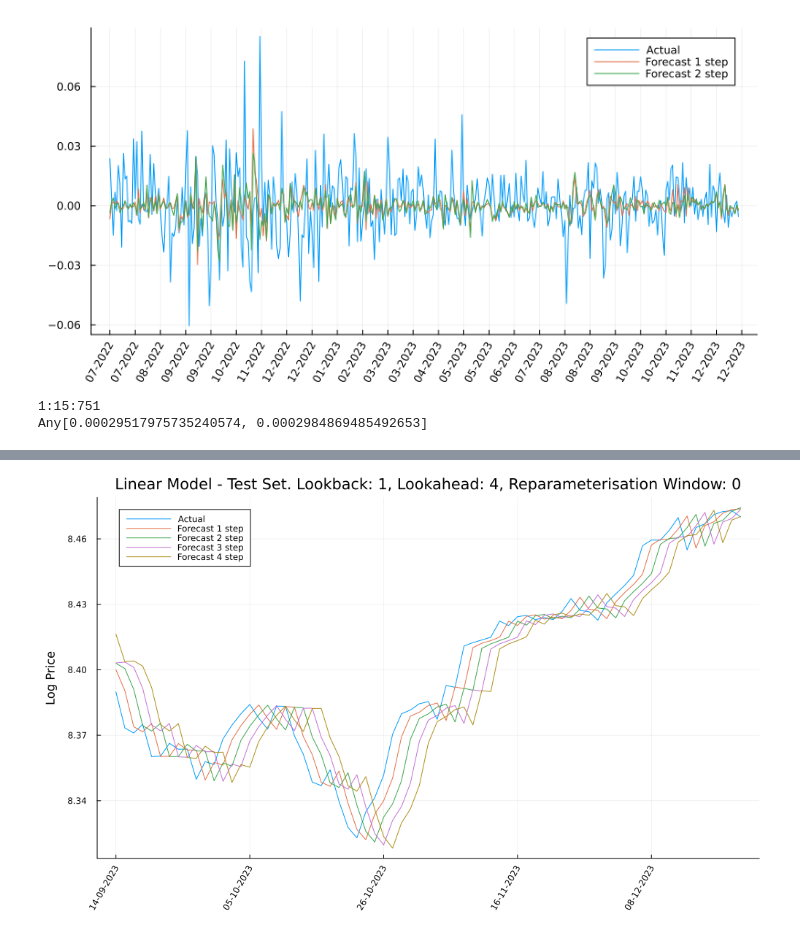
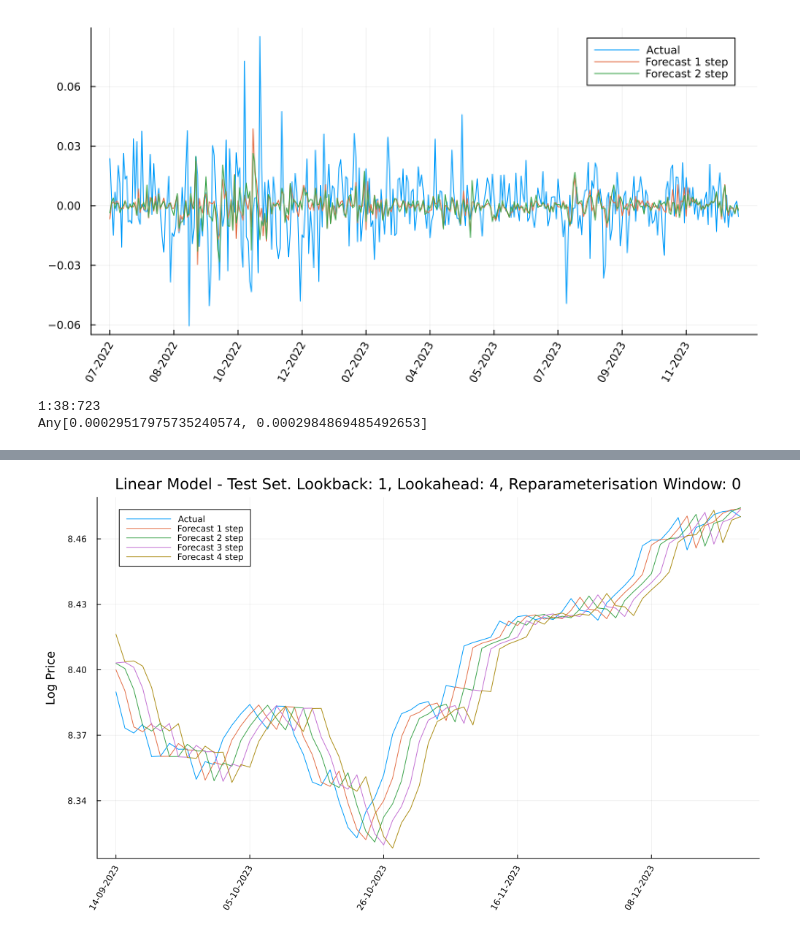
Before and after one commit to sheriff4000/fyp_repo, a Jupyter notebook: linear_refactor.ipynb, the cells around one changed output, grey strips where cells are left out. Drawn from its saved outputs; the diff is of its cells as text; code cells hidden in the pictures.

```diff
--- a/linear_refactor.ipynb
+++ b/linear_refactor.ipynb
@@ -48,37 +48,38 @@ function run_regression(data; lookback=1, lookahead=1, reparameterise_window=0,
         else
             fill_data = running_data[2:i]
         end
         fill_data = running_data[1:i]
         step_map[i] = [fill_data;collect(Iterators.flatten(f[i] for f in forecast))][1:length(running_data)]
 
         e = step_map[i][i+1:end] .- running_data[i+1:end]
         push!(step_error, mean((e).^2))
     end
 
     if dates != Nothing
         ticks = Dates.format.(dates, "dd-mm-yyyy")
-        tick_idx = 1:15:length(ticks)
+        step_size = round(Int, length(running_data) / 10)
+        tick_idx = 1:step_size:length(ticks)
         println(tick_idx)
-        step_plot = plot(running_data[lookahead+1:end], xticks = (1:15:length(running_data),ticks[end-length(running_data)+1:15:end]), xrot=60, label="Actual", size=(800, 400))
+        step_plot = plot(running_data[lookahead+1:end], xticks = (1:step_size:length(running_data),ticks[end-length(running_data)+1:step_size:end]), xrot=60, label="Actual", size=(800, 400))
     else
         step_plot = plot(running_data[lookahead+1:end], label="Actual", size=(800, 400))
     end
     for i in 1:lookahead
         plot!(step_map[i][lookahead+1:end], label="Forecast $i step")
     end
     return step_plot, step_error
 end
 
 unix(x) = string(round(Int, datetime2unix(DateTime(x))))
 aapl = get_interday_data(["AAPL"], unix("2021-01-01"), unix("2024-01-01"))
 returns = diff(log.(aapl.close))
 
 p, error = run_regression(returns; lookback=5, lookahead=2, reparameterise_window=50, dates=aapl.date)
 display(p)
 println(error)
 # %% [output]
-[figure, old version]
+[figure, new version]
-1:15:751
+1:38:723
 Any[0.00029517975735240574, 0.0002984869485492653]
 # %%
 using DirectSearch
```
Also changed, not shown: parts of 2 cells of this notebook, 32 other files.
